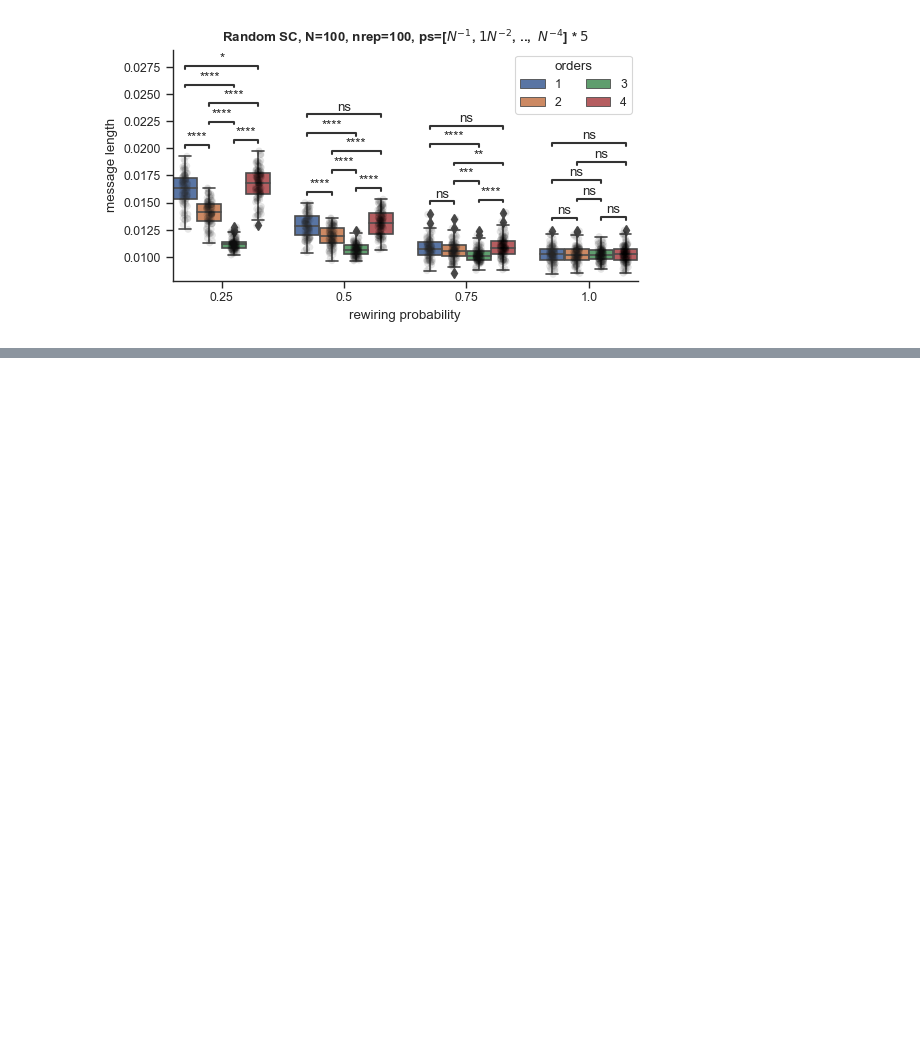
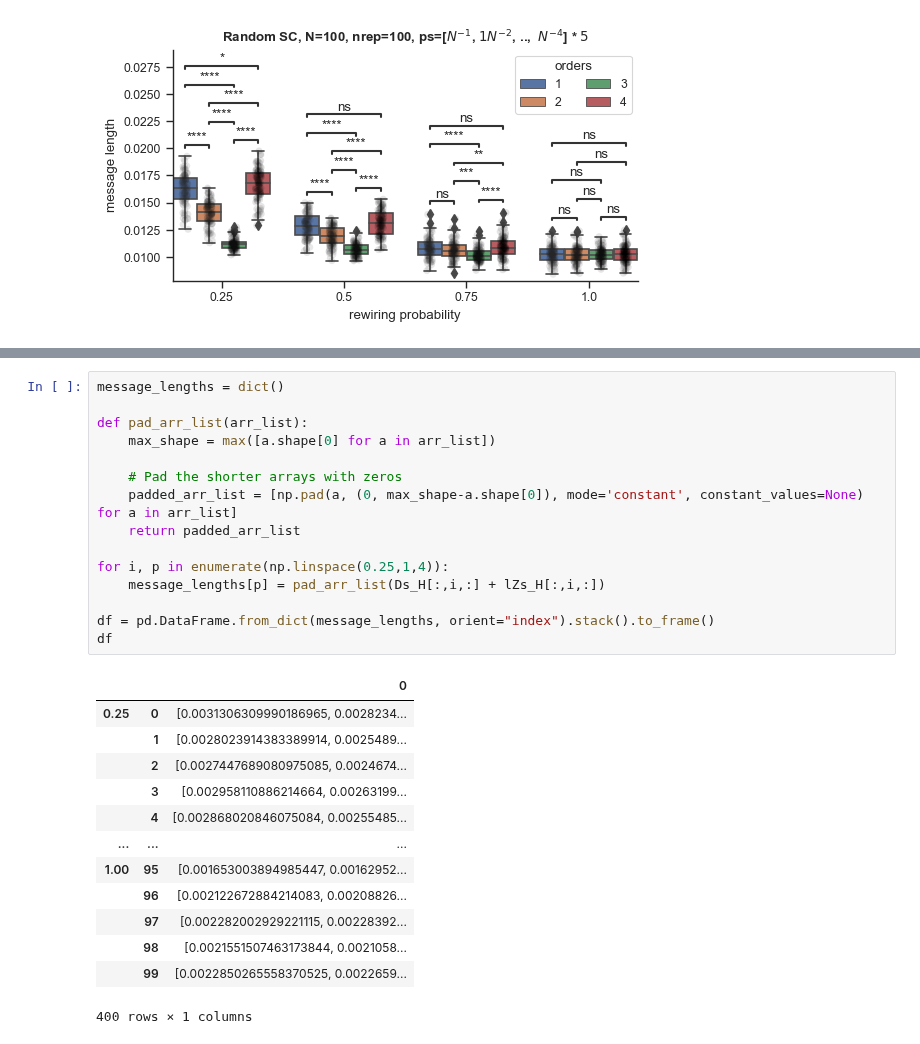
Before and after one commit to maximelucas/hypergraph_reducibility, a Jupyter notebook: notebooks/test_random_simplicial_complex_luca.ipynb, the cells around one changed output, grey strips where cells are left out. Drawn from its saved outputs; the diff is of its cells as text; blank space fills up the shorter version.

```diff
--- a/notebooks/test_random_simplicial_complex_luca.ipynb
+++ b/notebooks/test_random_simplicial_complex_luca.ipynb
@@ -235,0 +263,29 @@ p-value annotation legend:
+# %%
+message_lengths = dict()
+
+def pad_arr_list(arr_list):
+    max_shape = max([a.shape[0] for a in arr_list])
+
+    # Pad the shorter arrays with zeros
+    padded_arr_list = [np.pad(a, (0, max_shape-a.shape[0]), mode='constant', constant_values=None) for a in arr_list]
+    return padded_arr_list
+
+for i, p in enumerate(np.linspace(0.25,1,4)):
+    message_lengths[p] = pad_arr_list(Ds_H[:,i,:] + lZs_H[:,i,:])
+
+df = pd.DataFrame.from_dict(message_lengths, orient="index").stack().to_frame()
+df
+# %% [output]
+|  |  | 0 |
+| 0.25 | 0 | [0.0031306309990186965, 0.0028234... |
+|  | 1 | [0.0028023914383389914, 0.0025489... |
+|  | 2 | [0.0027447689080975085, 0.0024674... |
+|  | 3 | [0.002958110886214664, 0.00263199... |
+|  | 4 | [0.002868020846075084, 0.00255485... |
+| ... | ... | ... |
+| 1.00 | 95 | [0.001653003894985447, 0.00162952... |
+|  | 96 | [0.002122672884214083, 0.00208826... |
+|  | 97 | [0.002282002929221115, 0.00228392... |
+|  | 98 | [0.0021551507463173844, 0.0021058... |
+|  | 99 | [0.0022850265558370525, 0.0022659... |
+400 rows × 1 columns
```
Also changed, not shown: parts of 6 cells of this notebook, 1 other file.
